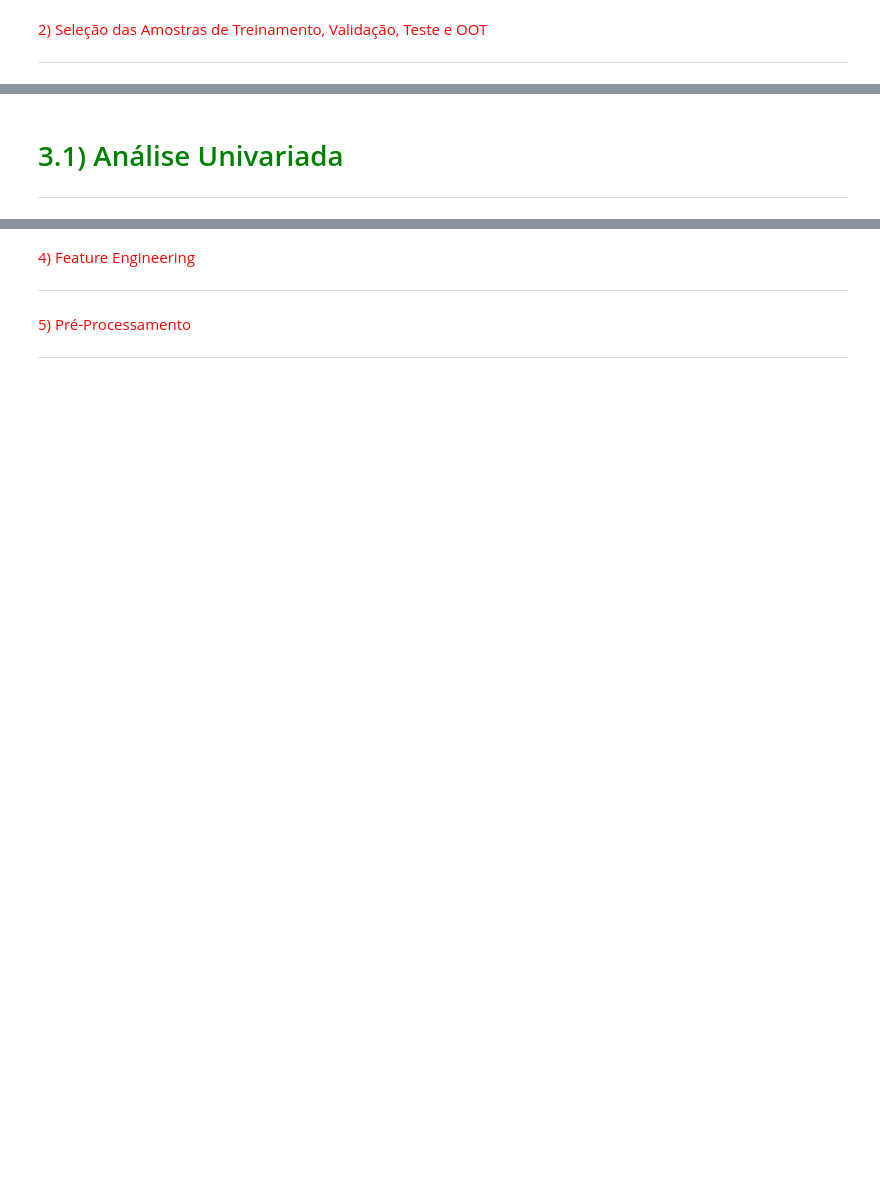
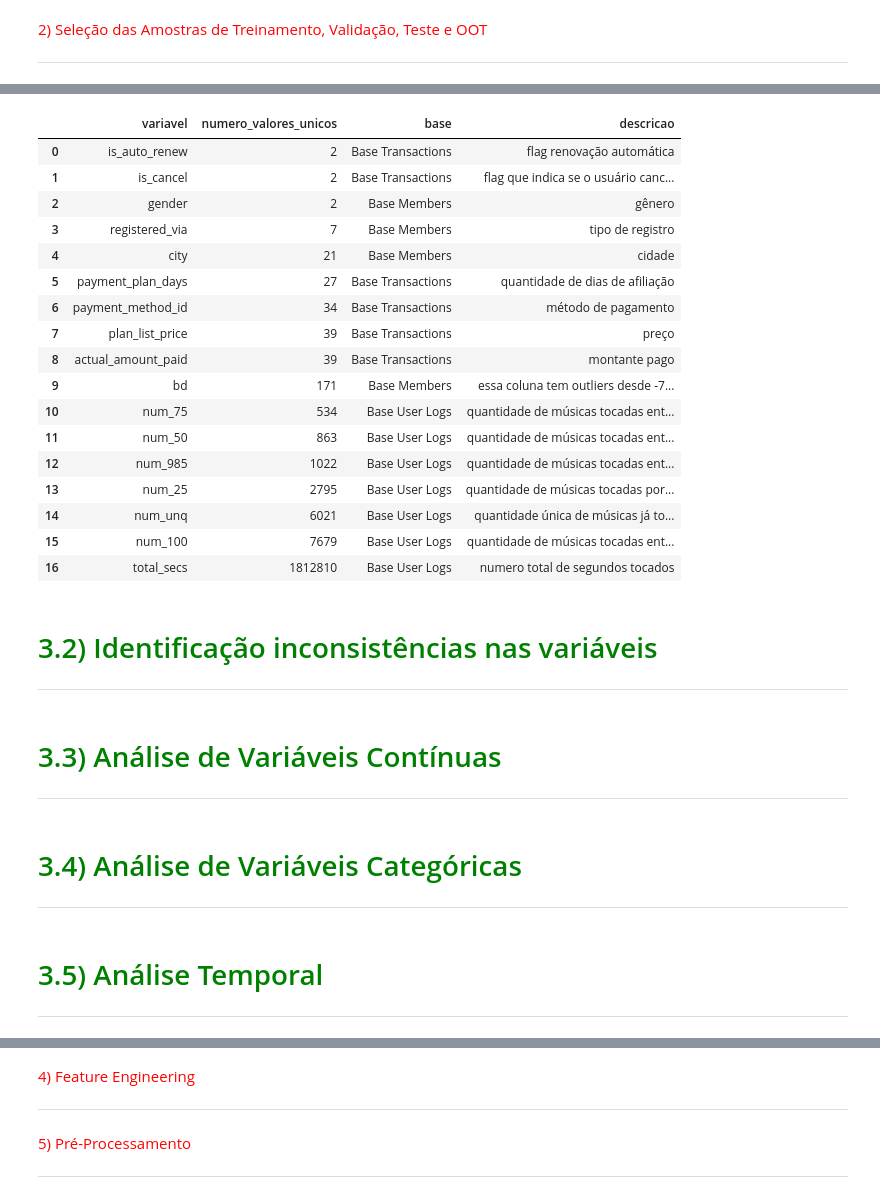
Before and after one commit to leonardovargas10/Case_Data_Master, a Jupyter notebook: Case_Data_Master.ipynb, the cells around one changed output, grey strips where cells are left out. Drawn from its saved outputs; the diff is of its cells as text; code cells hidden in the pictures; blank space fills up the shorter version.

```diff
--- a/Case_Data_Master.ipynb
+++ b/Case_Data_Master.ipynb
@@ -143 +435,6 @@ only showing top 2 rows
 <hr style='border: 2px solid red;'>
+# %%
+df_train = pd.read_parquet("../00_DataMaster/data/df_train.parquet")
+df_valid = pd.read_parquet("../00_DataMaster/data/df_valid.parquet")
+df_test = pd.read_parquet("../00_DataMaster/data/df_test.parquet")
+df_oot = pd.read_parquet("../00_DataMaster/data/df_oot.parquet")
@@ -143,0 +462,54 @@ only showing top 2 rows
+# %%
+# Dados das variáveis e suas descrições
+data = {
+    'base': [
+        'Base Members', 'Base Members', 'Base Members', 'Base Members', 'Base Members', 'Base Members', 'Base Members', 'Base Members',
+        'Base Transactions', 'Base Transactions', 'Base Transactions', 'Base Transactions', 'Base Transactions', 'Base Transactions', 'Base Transactions', 'Base Transactions', 'Base Transactions',
+        'Base User Logs', 'Base User Logs', 'Base User Logs', 'Base User Logs', 'Base User Logs', 'Base User Logs', 'Base User Logs', 'Base User Logs', 'Base User Logs'
+    ],
+    'variavel': [
+        'msno', 'city', 'bd', 'registered_via', 'registration_init_time', 'gender', 'is_ativo', 'safra',
+        'msno', 'payment_method_id', 'payment_plan_days', 'plan_list_price', 'actual_amount_paid', 'is_auto_renew', 'transaction_date', 'membership_expire_date', 'is_cancel',
+        'msno', 'safra', 'num_25', 'num_50', 'num_75', 'num_985', 'num_100', 'num_unq', 'total_secs'
+    ],
+    'descricao': [
+        'user id', 'cidade', 'essa coluna tem outliers desde -7000 até 2015', 'tipo de registro', 'data do registro inicial no formato %Y%m%d', 'gênero', 'assinatura ativa (Target Classificador Problema 1)', 'safra',
+        'user id', 'método de pagamento', 'quantidade de dias de afiliação', 'preço', 'montante pago', 'flag renovação automática', 'data da transação no formato %Y%m%d', 'data de expiração da afiliação', 'flag que indica se o usuário cancelou ou não a afiliação nesta transação',
+        'user id', 'safra', 'quantidade de músicas tocadas por menos de 25% da duração da música', 'quantidade de músicas tocadas entre 25% e 50% da duração da música', 'quantidade de músicas tocadas entre 50% e 75% da duração da música', 'quantidade de músicas tocadas entre 75% até 98.5% da duração da música', 'quantidade de músicas tocadas entre 98.5% até 100% da duração da música', 'quantidade única de músicas já tocadas', 'numero total de segundos tocados'
+    ]
+}
+
+df_variaveis_descricoes = pd.DataFrame(data)
+
+# Dados dos tipos das variáveis
+target = ["churn"]
+user_id = ["msno"]
+variaveis_de_data = ["safra", "registration_init_time", "transaction_date", "membership_expire_date"]
+variaveis_categoricas_continuas = {}
+
+for var in df_train.drop(target + user_id + variaveis_de_data, axis=1).columns:
+    variaveis_categoricas_continuas[var] = int(df_train[var].nunique())
+
+variaveis_categoricas_continuas_df = pd.DataFrame(list(variaveis_categoricas_continuas.items()), columns=['variavel', 'numero_valores_unicos']).sort_values(by = "numero_valores_unicos", ascending = True)
+variaveis_categoricas_continuas_df = variaveis_categoricas_continuas_df.merge(df_variaveis_descricoes, on = "variavel", how = "left")
+
+display(variaveis_categoricas_continuas_df)
+# %% [output]
+|  | variavel | numero_valores_unicos | base | descricao |
+| 0 | is_auto_renew | 2 | Base Transactions | flag renovação automática |
+| 1 | is_cancel | 2 | Base Transactions | flag que indica se o usuário canc... |
+| 2 | gender | 2 | Base Members | gênero |
+| 3 | registered_via | 7 | Base Members | tipo de registro |
+| 4 | city | 21 | Base Members | cidade |
+| 5 | payment_plan_days | 27 | Base Transactions | quantidade de dias de afiliação |
+| 6 | payment_method_id | 34 | Base Transactions | método de pagamento |
+| 7 | plan_list_price | 39 | Base Transactions | preço |
+| 8 | actual_amount_paid | 39 | Base Transactions | montante pago |
+| 9 | bd | 171 | Base Members | essa coluna tem outliers desde -7... |
+| 10 | num_75 | 534 | Base User Logs | quantidade de músicas tocadas ent... |
+| 11 | num_50 | 863 | Base User Logs | quantidade de músicas tocadas ent... |
+| 12 | num_985 | 1022 | Base User Logs | quantidade de músicas tocadas ent... |
+| 13 | num_25 | 2795 | Base User Logs | quantidade de músicas tocadas por... |
+| 14 | num_unq | 6021 | Base User Logs | quantidade única de músicas já to... |
+| 15 | num_100 | 7679 | Base User Logs | quantidade de músicas tocadas ent... |
+| 16 | total_secs | 1812810 | Base User Logs | numero total de segundos tocados |
@@ -144,3 +522,12 @@ only showing top 2 rows
+# %% [markdown]
+# <font color='green' style='font-size: 30px;'> 3.2) Identificação inconsistências nas variáveis </font>
+<hr style='border: 2px solid green;'>
+# %% [markdown]
+# <font color='green' style='font-size: 30px;'> 3.3) Análise de Variáveis Contínuas </font>
+<hr style='border: 2px solid green;'>
+# %% [markdown]
+# <font color='green' style='font-size: 30px;'> 3.4) Análise de Variáveis Categóricas </font>
+<hr style='border: 2px solid green;'>
 # %% [markdown]
-# <font color='green' style='font-size: 30px;'> 3.1) Análise Univariada </font>
+# <font color='green' style='font-size: 30px;'> 3.5) Análise Temporal </font>
 <hr style='border: 2px solid green;'>
```
Also changed, not shown: parts of 34 cells of this notebook, 6 other files.
